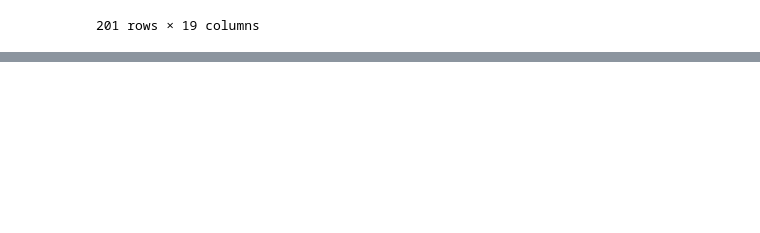
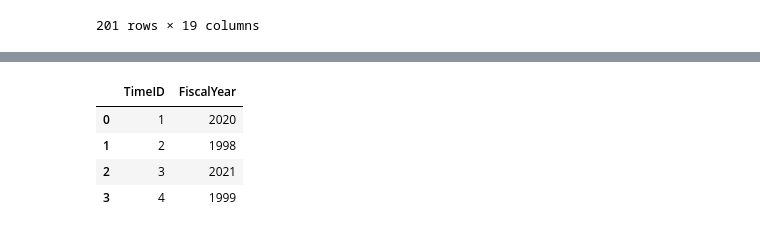
Before and after one commit to nonsosky/nycpayroll_capstone_project, a Jupyter notebook: nyc_payroll_etl.ipynb, the cells around one changed output, grey strips where cells are left out. Cells and saved outputs as stored; diff of their text form; code cells hidden in the pictures; blank space fills up the shorter version.

```diff
--- a/nyc_payroll_etl.ipynb
+++ b/nyc_payroll_etl.ipynb
@@ -56,0 +247,13 @@ display(payroll_df)
+# %%
+#Create Time Dimension Table
+time_dim = merged_data[['FiscalYear']].copy().drop_duplicates().reset_index(drop=True)
+time_dim['TimeID'] = range(1, len(time_dim) + 1)
+time_dim = time_dim[['TimeID', 'FiscalYear']]
+
+display(time_dim)
+# %% [output]
+|  | TimeID | FiscalYear |
+| 0 | 1 | 2020 |
+| 1 | 2 | 1998 |
+| 2 | 3 | 2021 |
+| 3 | 4 | 1999 |
```
Also changed, not shown: parts of 17 cells of this notebook, 5 other files.
